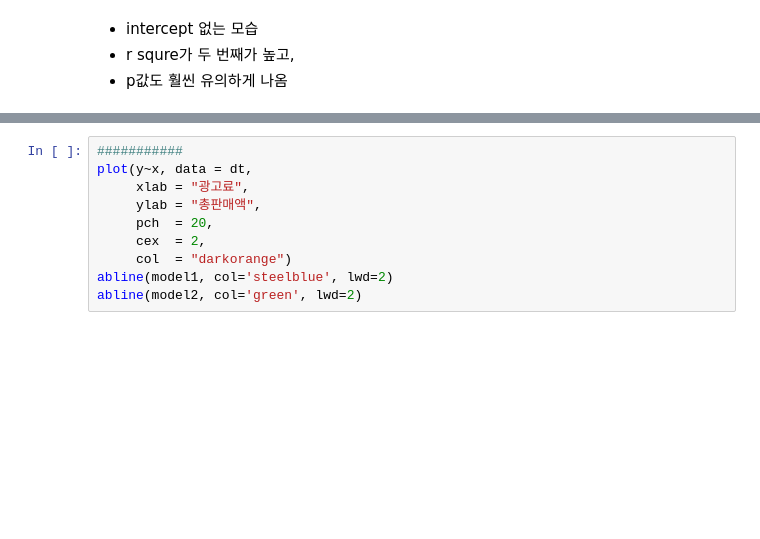
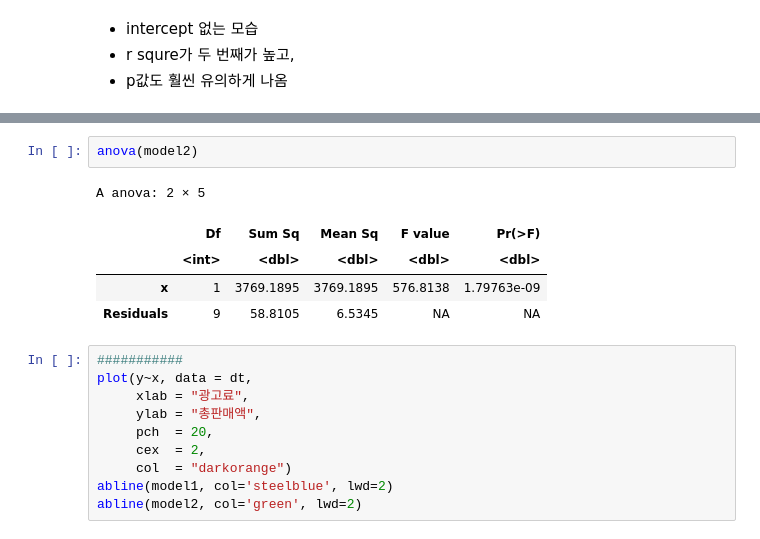
Before and after one commit to seoyeonc/chch, a Jupyter notebook: _notebooks/2022-09-21-rl_실습.ipynb, the cells around one changed output, grey strips where cells are left out. Saved outputs shown, nothing was run; the diff lists cells and outputs as text; blank space fills up the shorter version.

```diff
--- a/_notebooks/2022-09-21-rl_실습.ipynb
+++ b/_notebooks/2022-09-21-rl_실습.ipynb
@@ -220,3 +230,11 @@ F-statistic: 576.8 on 1 and 9 DF,  p-value: 1.798e-09
+# %%
+anova(model2)
+# %% [output]
+A anova: 2 × 5
+|  | Df | Sum Sq | Mean Sq | F value | Pr(>F) |
+|  | <int> | <dbl> | <dbl> | <dbl> | <dbl> |
+| x | 1 | 3769.1895 | 3769.1895 | 576.8138 | 1.79763e-09 |
+| Residuals | 9 | 58.8105 | 6.5345 | NA | NA |
 # %%
 ###########
 plot(y~x, data = dt,
```
Also changed, not shown: parts of 6 cells of this notebook.
